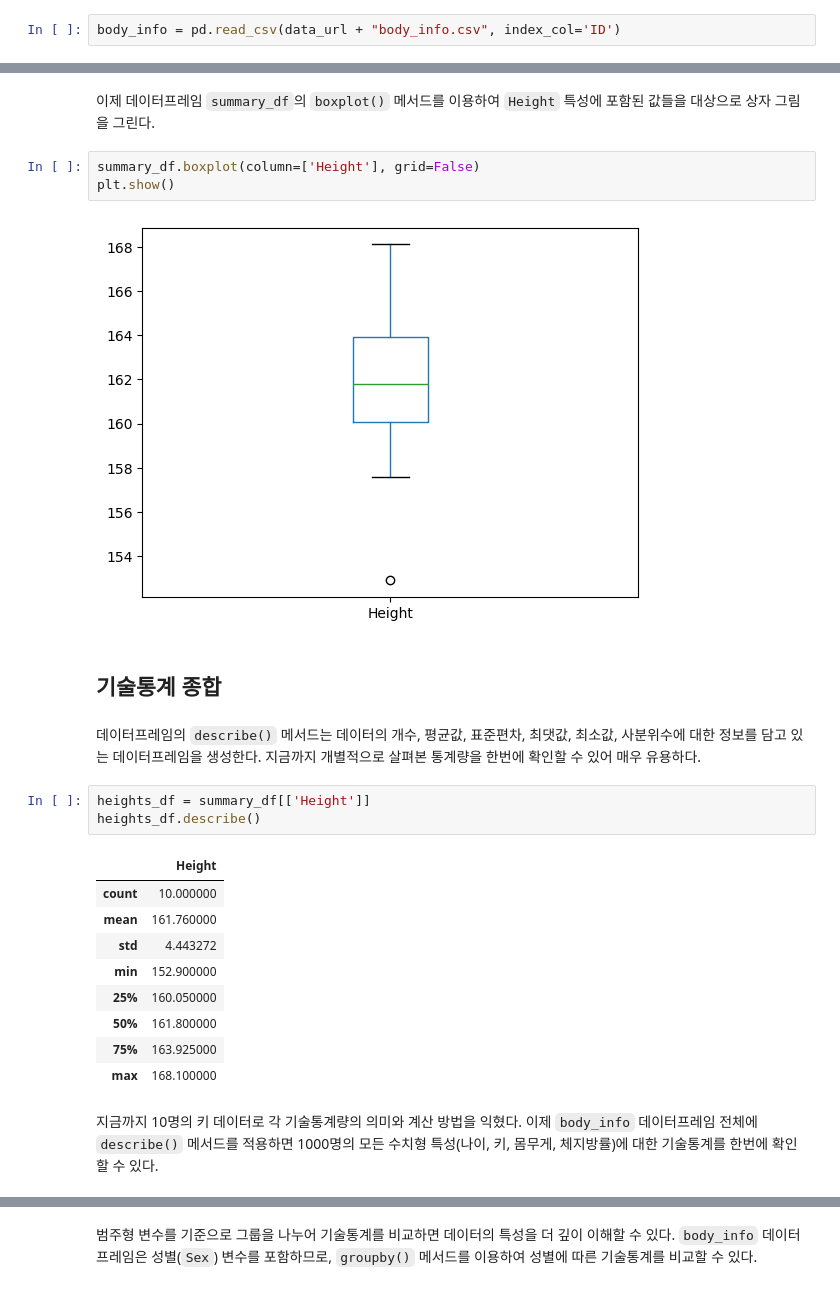
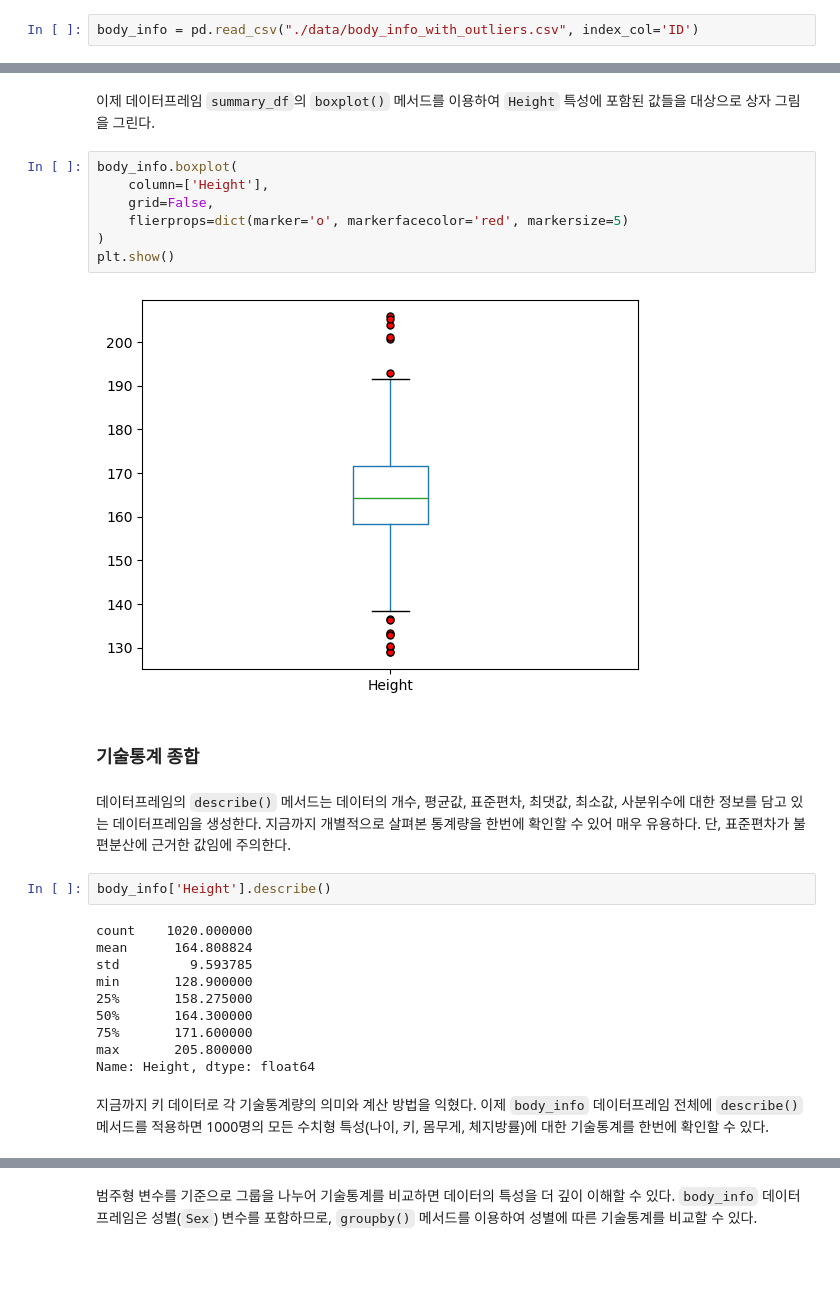
Before and after one commit to codingalzi/code-workout-datasci, a Jupyter notebook: descriptive_stats.ipynb, the cells around one changed output, grey strips where cells are left out. Drawn from its saved outputs; the diff is of its cells as text; blank space fills up the shorter version.

```diff
--- a/descriptive_stats.ipynb
+++ b/descriptive_stats.ipynb
@@ -42,2 +61,2 @@ data_url = 'https://raw.githubusercontent.com/codingalzi/code-workout-datasci/re
 # %%
-body_info = pd.read_csv(data_url + "body_info.csv", index_col='ID')
+body_info = pd.read_csv("./data/body_info_with_outliers.csv", index_col='ID')
@@ -486,30 +325,35 @@ np.float64(3.8750000000000284)
 # %% [markdown]
 이제 데이터프레임 `summary_df`의 `boxplot()` 메서드를 이용하여 `Height` 특성에 포함된 값들을 대상으로 상자 그림을 그린다.
 # %%
-summary_df.boxplot(column=['Height'], grid=False)
+body_info.boxplot(
+    column=['Height'],
+    grid=False,
+    flierprops=dict(marker='o', markerfacecolor='red', markersize=5)
+)
 plt.show()
 # %% [output]
-[figure, old version]
+[figure, new version]
 # %% [markdown]
-## 기술통계 종합
+### 기술통계 종합
 # %% [markdown]
 데이터프레임의 `describe()` 메서드는
 데이터의 개수, 평균값, 표준편차, 최댓값, 최소값, 사분위수에 대한 정보를 담고 있는 데이터프레임을 생성한다. 지금까지 개별적으로 살펴본 통계량을 한번에 확인할 수 있어 매우 유용하다.
+단, 표준편차가 불편분산에 근거한 값임에 주의한다.
 # %%
-heights_df = summary_df[['Height']]
-heights_df.describe()
+body_info['Height'].describe()
 # %% [output]
-|  | Height |
-| count | 10.000000 |
-| mean | 161.760000 |
-| std | 4.443272 |
-| min | 152.900000 |
-| 25% | 160.050000 |
-| 50% | 161.800000 |
-| 75% | 163.925000 |
-| max | 168.100000 |
+count    1020.000000
+mean      164.808824
+std         9.593785
+min       128.900000
+25%       158.275000
+50%       164.300000
+75%       171.600000
+max       205.800000
+Name: Height, dtype: float64
 # %% [markdown]
-지금까지 10명의 키 데이터로 각 기술통계량의 의미와 계산 방법을 익혔다. 이제 `body_info` 데이터프레임 전체에 `describe()` 메서드를 적용하면 1000명의 모든 수치형 특성(나이, 키, 몸무게, 체지방률)에 대한 기술통계를 한번에 확인할 수 있다.
+지금까지 키 데이터로 각 기술통계량의 의미와 계산 방법을 익혔다.
+이제 `body_info` 데이터프레임 전체에 `describe()` 메서드를 적용하면 1000명의 모든 수치형 특성(나이, 키, 몸무게, 체지방률)에 대한 기술통계를 한번에 확인할 수 있다.
 # %%
 body_info.describe()
 # %% [output]
```
Also changed, not shown: parts of 140 cells of this notebook, 1 other file.
